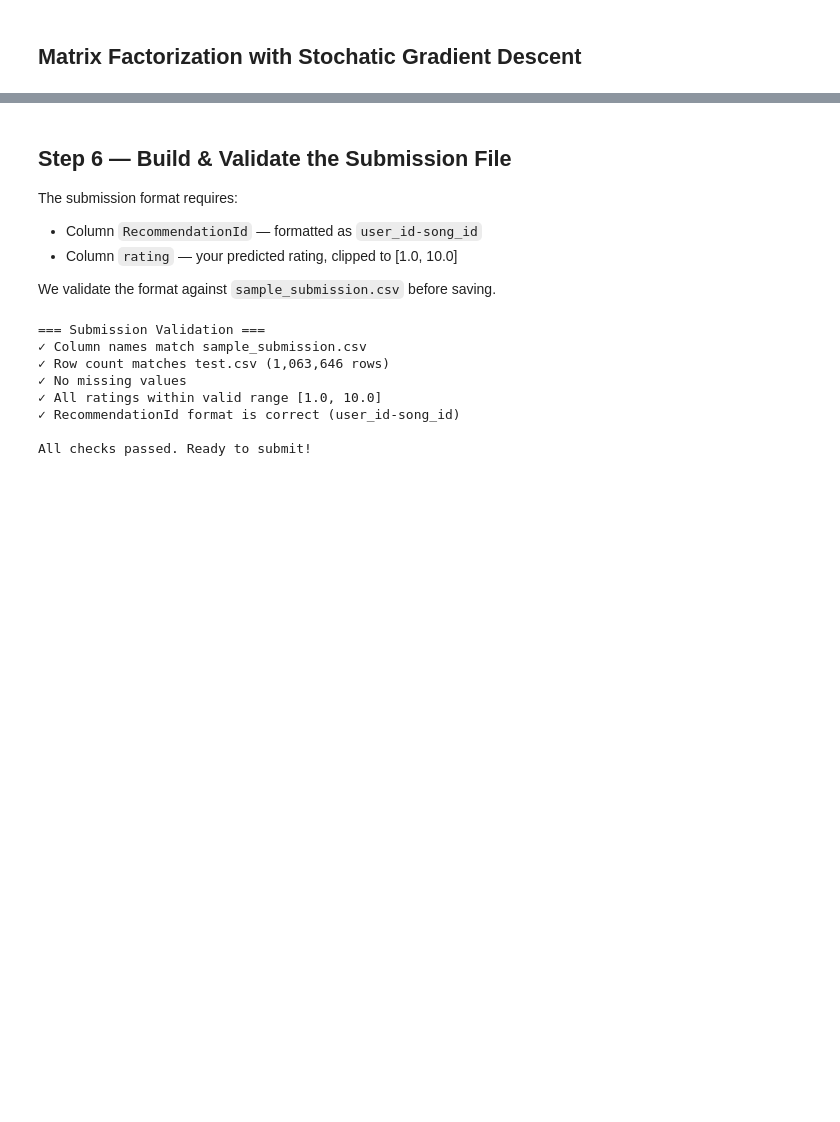
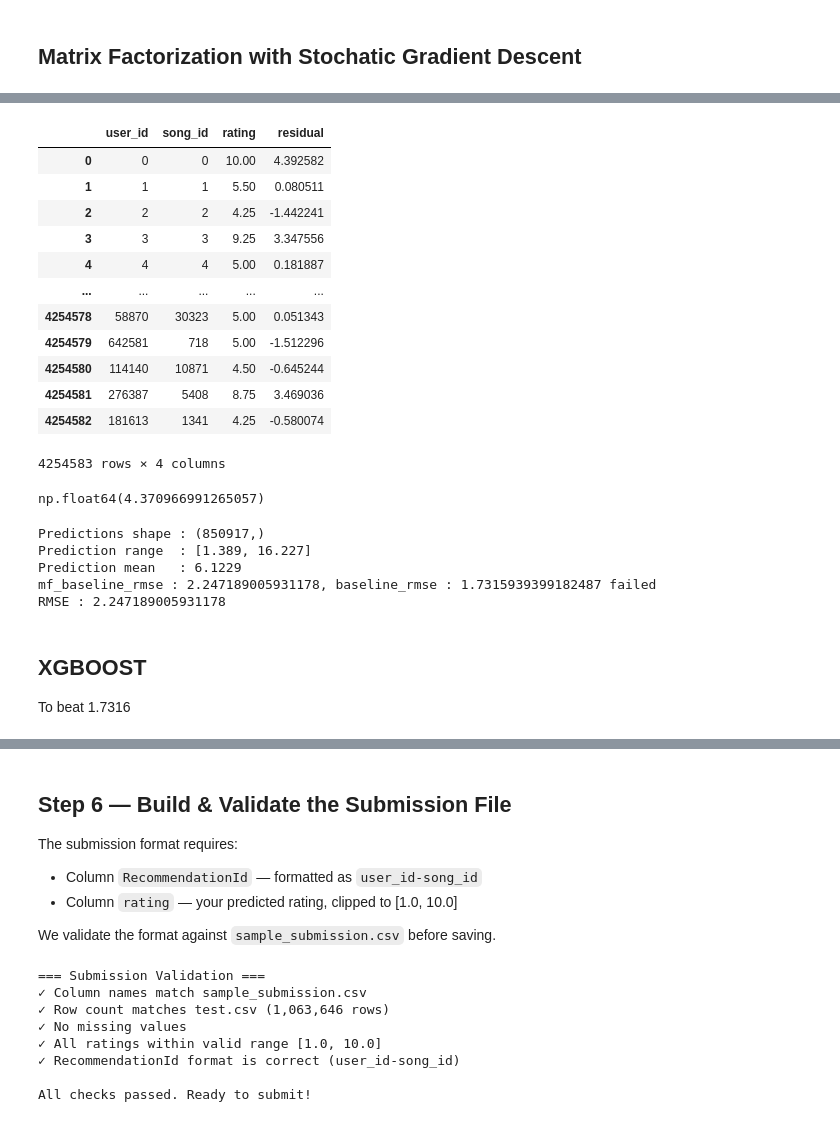
Before and after one commit to JSnack58/cmpe256, a Jupyter notebook: homeworks/hw02/RS_HW2.ipynb, the cells around one changed output, grey strips where cells are left out. Saved outputs shown, nothing was run; the diff lists cells and outputs as text; code cells hidden in the pictures; blank space fills up the shorter version.

```diff
--- a/homeworks/hw02/RS_HW2.ipynb
+++ b/homeworks/hw02/RS_HW2.ipynb
@@ -176,0 +178,15 @@ Prediction mean   : 5.3703
+# %%
+def MFDataHandling(data:pd.DataFrame):
+    userIds = data['user_id'].unique()
+    songIds = data['song_id'].unique()
+
+    userIdsIndicesMap = {user:i for i,user in enumerate(userIds)}
+    songIdsIndicesMap = {song:i for i,song in enumerate(songIds)}
+
+    new_data = data.copy()
+    new_data['user_id'] = new_data['user_id'].map(userIdsIndicesMap)
+    new_data['song_id'] = new_data['song_id'].map(songIdsIndicesMap)
+
+    return new_data
+mfTrain = MFDataHandling(train)
+mfTest = MFDataHandling(test)
@@ -198,0 +448,43 @@ class MatrixFactorization():
+# %%
+mfTrain
+# %% [output]
+|  | user_id | song_id | rating | residual |
+| 0 | 0 | 0 | 10.00 | 4.392582 |
+| 1 | 1 | 1 | 5.50 | 0.080511 |
+| 2 | 2 | 2 | 4.25 | -1.442241 |
+| 3 | 3 | 3 | 9.25 | 3.347556 |
+| 4 | 4 | 4 | 5.00 | 0.181887 |
+| ... | ... | ... | ... | ... |
+| 4254578 | 58870 | 30323 | 5.00 | 0.051343 |
+| 4254579 | 642581 | 718 | 5.00 | -1.512296 |
+| 4254580 | 114140 | 10871 | 4.50 | -0.645244 |
+| 4254581 | 276387 | 5408 | 8.75 | 3.469036 |
+| 4254582 | 181613 | 1341 | 4.25 | -0.580074 |
+4254583 rows × 4 columns
+# %%
+recommender.predict(4,4)
+# %% [output]
+np.float64(4.370966991265057)
+# %%
+# Retrain on the full training set
+global_mean_full = train['rating'].mean()
+
+# Predict for every row in test.csv
+# Replace this line with your own model's predictions
+# np.full(len(test), global_mean_full)
+mf_test_preds = np.array([recommender.predict(u,s) for u,s in list(mfVal[['user_id','song_id']].itertuples(index=False))])
+mf_baseline_rmse = rmse(mfVal['rating'], mf_test_preds)
+print(f'Predictions shape : {mf_test_preds.shape}')
+print(f'Prediction range  : [{mf_test_preds.min():.3f}, {mf_test_preds.max():.3f}]')
+print(f'Prediction mean   : {mf_test_preds.mean():.4f}')
+print(f'mf_baseline_rmse : {mf_baseline_rmse}, baseline_rmse : {baseline_rmse} {"success" if mf_baseline_rmse < baseline_rmse else "failed"}')
+print(f'RMSE : {mf_baseline_rmse}')
+# %% [output]
+Predictions shape : (850917,)
+Prediction range  : [1.389, 16.227]
+Prediction mean   : 6.1229
+mf_baseline_rmse : 2.247189005931178, baseline_rmse : 1.7315939399182487 failed
+RMSE : 2.247189005931178
+# %% [markdown]
+## XGBOOST
+To beat 1.7316
```
Also changed, not shown: parts of 20 cells of this notebook.
